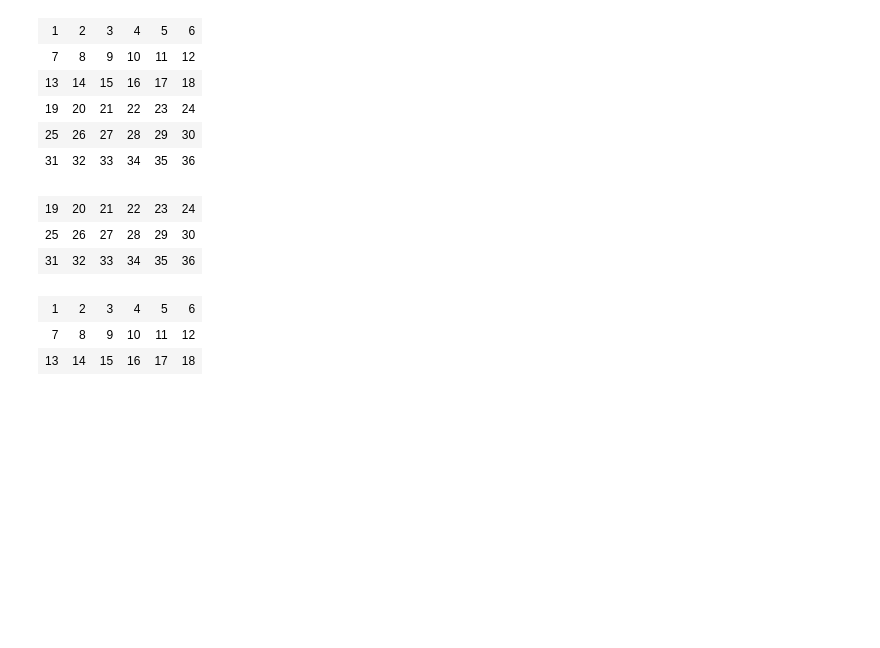
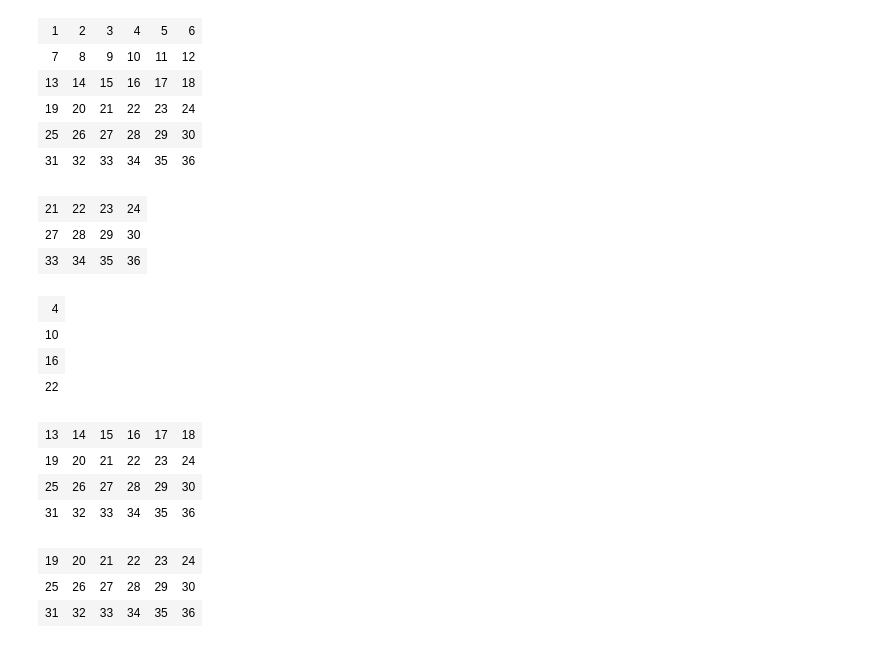
Before and after one commit to hotteleport/Data-Analytics, a Jupyter notebook: Exercises_set_1.ipynb, the cells around one changed output. Drawn from its saved outputs; the diff is of its cells as text; code cells hidden in the pictures; blank space fills up the shorter version.

```diff
--- a/Exercises_set_1.ipynb
+++ b/Exercises_set_1.ipynb
@@ -329,6 +329,29 @@ data
 | 19 | 20 | 21 | 22 | 23 | 24 |
 | 25 | 26 | 27 | 28 | 29 | 30 |
 | 31 | 32 | 33 | 34 | 35 | 36 |
+# %%
+slice = data[3:,2:]
+slice
+# %% [output]
+| 21 | 22 | 23 | 24 |
+| 27 | 28 | 29 | 30 |
+| 33 | 34 | 35 | 36 |
+# %%
+slice = data[:4,3]
+slice
+# %% [output]
+| 4 |
+| 10 |
+| 16 |
+| 22 |
+# %%
+slice = data[2:]
+slice
+# %% [output]
+| 13 | 14 | 15 | 16 | 17 | 18 |
+| 19 | 20 | 21 | 22 | 23 | 24 |
+| 25 | 26 | 27 | 28 | 29 | 30 |
+| 31 | 32 | 33 | 34 | 35 | 36 |
 # %%
 slice = data[3:]
 slice
@@ -336,10 +359,3 @@ slice
 | 19 | 20 | 21 | 22 | 23 | 24 |
 | 25 | 26 | 27 | 28 | 29 | 30 |
 | 31 | 32 | 33 | 34 | 35 | 36 |
-# %%
-slice = data[:3]
-slice
-# %% [output]
-| 1 | 2 | 3 | 4 | 5 | 6 |
-| 7 | 8 | 9 | 10 | 11 | 12 |
-| 13 | 14 | 15 | 16 | 17 | 18 |
```
Also changed, not shown: parts of 7 cells of this notebook.
